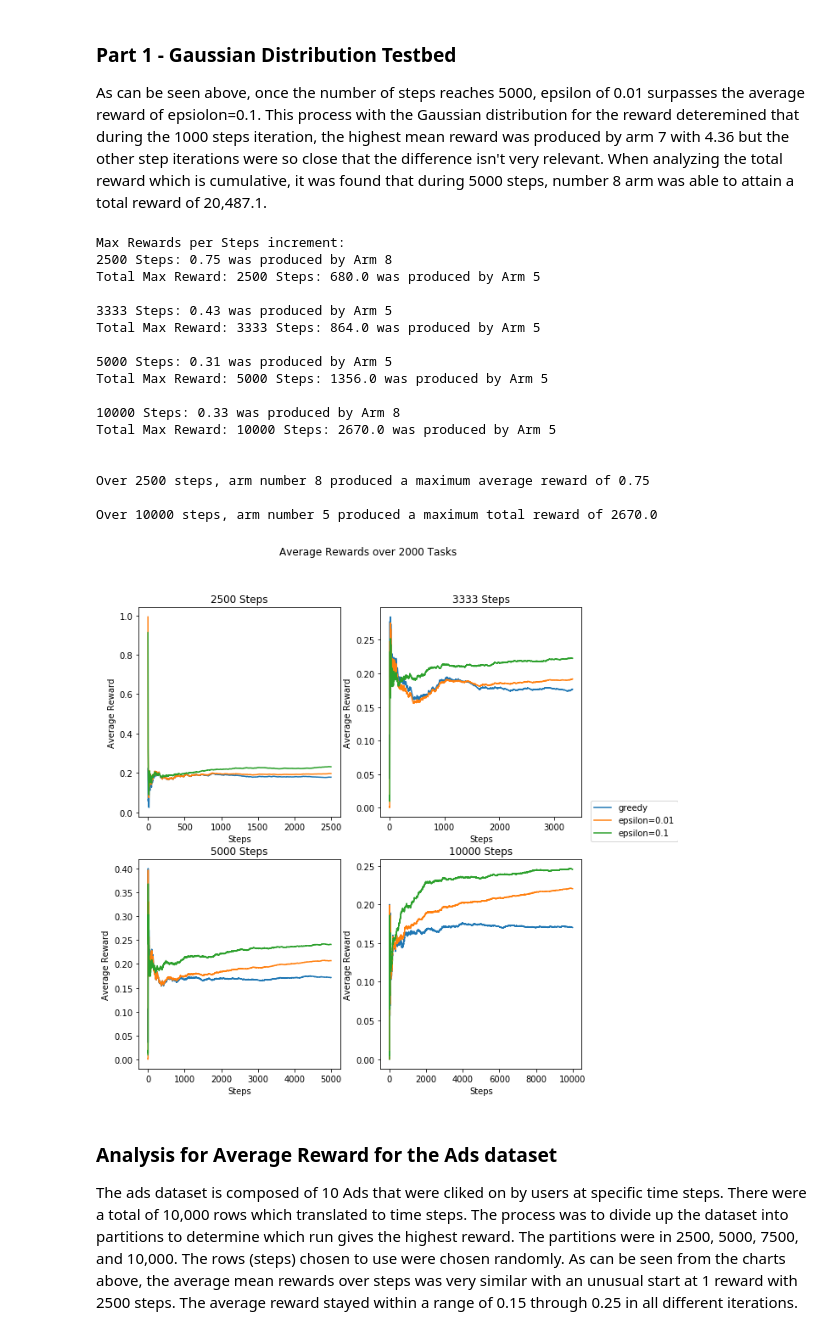
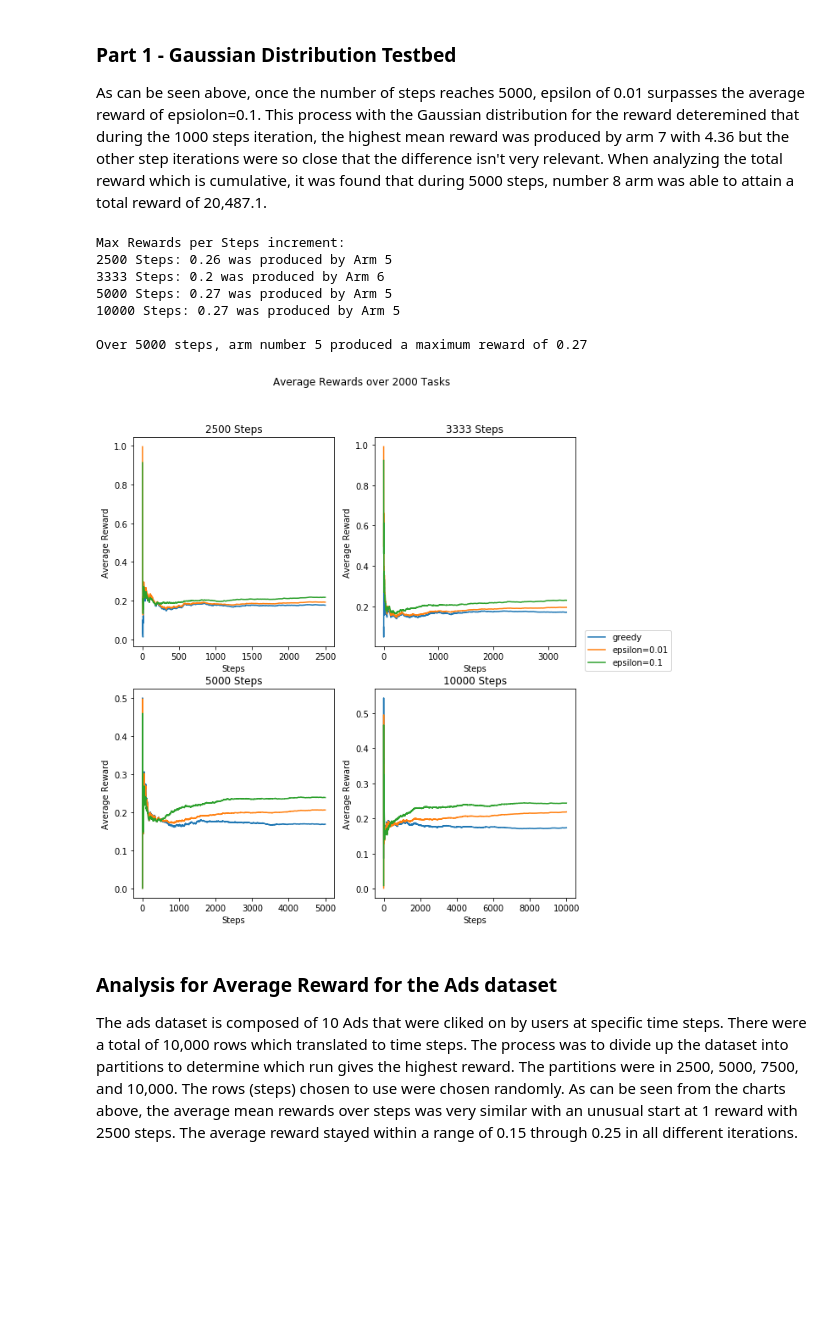
Before and after one commit to FreedomEclipse/multiArmedBandit, a Jupyter notebook: mabanditv2.ipynb, the cells around one changed output. Cells and saved outputs as stored; diff of their text form; code cells hidden in the pictures; blank space fills up the shorter version.

Commit message:
Many changes - dist added, optimal % added bug fix

```diff
--- a/mabanditv2.ipynb
+++ b/mabanditv2.ipynb
@@ -168,19 +203,21 @@ def determineMaxReward(armrewards):
     gmaindex = np.argmax(armrewards[0])
     e01maindex = np.argmax(armrewards[1])
     e1maindex = np.argmax(armrewards[2])
+    maxmethod = 0
 
     # Determine the max reward and step that produced it
     maxarms = [gmaindex+1, e01maindex+1, e1maindex+1]
     maxvals = [ round(armrewards[0][gmaindex],2), round(armrewards[1][e01maindex],2), round(armrewards[2][e1maindex],2)]
     maxval = max(maxvals)
     maxarm = maxarms[maxvals.index(maxval)]
+    maxmethod = maxvals.index(max(maxvals))
 
-    return maxval, maxarm
+    return maxval, maxarm, maxmethod
 # %%
-def drawAvgChart(stepsarr, rewards):
+def drawAvgChart(stepsarr, rewards, type):
     #print(rewards[10])
     fig,axs = plt.subplots(2,2, figsize=(10,10), constrained_layout=True)
-    fig.suptitle('Average Rewards over 2000 Tasks')
+
     axs[0, 0].plot(rewards[stepsarr[0]]['greedy'])
     axs[0, 0].plot(rewards[stepsarr[0]]['ep01'])
     axs[0, 0].plot(rewards[stepsarr[0]]['ep1'])
@@ -207,9 +244,14 @@ def drawAvgChart(stepsarr, rewards):
                 borderaxespad=0.1)
 
     plt.subplots_adjust(right=0.85)
-
-    for ax in axs.flat:
-        ax.set(xlabel='Steps', ylabel='Average Reward')
+    if type == 'avg':
+        fig.suptitle('Average Rewards over 2000 Tasks')
+        for ax in axs.flat:
+            ax.set(xlabel='Steps', ylabel='Average Reward')
+    else:
+        fig.suptitle('Optimal Percentage over 2000 Tasks')
+        for ax in axs.flat:
+            ax.set(xlabel='Steps', ylabel='Optimal Percentage')
 
     plt.show()
 # %%
@@ -288,34 +338,25 @@ As can be seen above, once the number of steps reaches 5000, epsilon of 0.01 sur
 # %%
 # Gaussian distribution for ads dataset
 ads = pd.read_csv('Ads_Optimisation.csv')
 rtasks = 2000
-steps = [len(ads.sample(n=int(len(ads.index)/4))), len(ads.sample(n=int(len(ads.index)/3))), len(ads.sample(n=int(len(ads.index)/2))), len(ads.index)]
+#steps = [len(ads.sample(n=int(len(ads.index)/4))), len(ads.sample(n=int(len(ads.index)/3))), len(ads.sample(n=int(len(ads.index)/2))), len(ads.index)]
+steps = [2500, 5000, 7500, 10000]
 # partition into 4 datasets with samples
-adslist = [ads.sample(n=int(len(ads.index)/4)).reset_index(drop=True),
-            ads.sample(n=int(len(ads.index)/3)).reset_index(drop=True),
-            ads.sample(n=int(len(ads.index)/2)).reset_index(drop=True),
-            ads.sample(n=int(len(ads.index)/1)).reset_index(drop=True)]
+adslist = [ads.sample(n=steps[0]).reset_index(drop=True),
+            ads.sample(n=steps[1]).reset_index(drop=True),
+            ads.sample(n=steps[2]).reset_index(drop=True),
+            ads.sample(n=steps[3]).reset_index(drop=True)]
 
 runLearning(rtasks, steps, adslist)
 # %% [output]
 Max Rewards per Steps increment:
-2500 Steps: 0.75 was produced by Arm 8
-Total Max Reward: 2500 Steps: 680.0 was produced by Arm 5
+2500 Steps: 0.26 was produced by Arm 5
+3333 Steps: 0.2 was produced by Arm 6
+5000 Steps: 0.27 was produced by Arm 5
+10000 Steps: 0.27 was produced by Arm 5
 
-3333 Steps: 0.43 was produced by Arm 5
-Total Max Reward: 3333 Steps: 864.0 was produced by Arm 5
-
-5000 Steps: 0.31 was produced by Arm 5
-Total Max Reward: 5000 Steps: 1356.0 was produced by Arm 5
-
-10000 Steps: 0.33 was produced by Arm 8
-Total Max Reward: 10000 Steps: 2670.0 was produced by Arm 5
-
-
-Over 2500 steps, arm number 8 produced a maximum average reward of 0.75
-
-Over 10000 steps, arm number 5 produced a maximum total reward of 2670.0
+Over 5000 steps, arm number 5 produced a maximum reward of 0.27
-[figure, old version]
+[figure, new version]
 # %% [markdown]
 ### Analysis for Average Reward for the Ads dataset
 The ads dataset is composed of 10 Ads that were cliked on by users at specific time steps. There were a total of 10,000 rows which translated to time steps. The process was to divide up the dataset into partitions to determine which run gives the highest reward. The partitions were in 2500, 5000, 7500, and 10,000. The rows (steps) chosen to use were chosen randomly. As can be seen from the charts above, the average mean rewards over steps was very similar with an unusual start at 1 reward with 2500 steps. The average reward stayed within a range of 0.15 through 0.25 in all different iterations. Epsilon 0.1 seemed to perform best throughout with Epsilon 0.01 trending higher as time passes and if there were more steps than the 10,000 provided it seems like it would eventually surpass Epsiolon 0.01.
```
Also changed, not shown: parts of 7 cells of this notebook.
